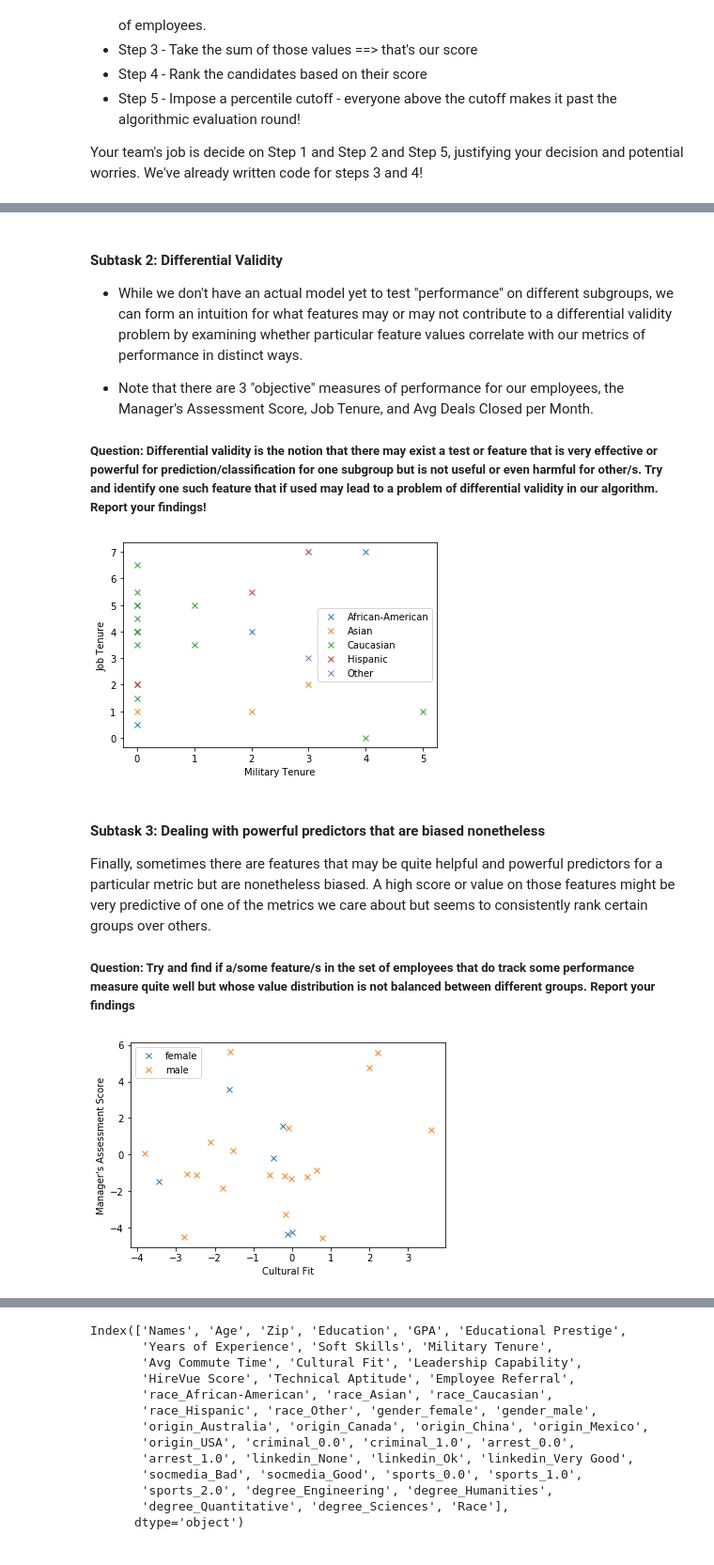
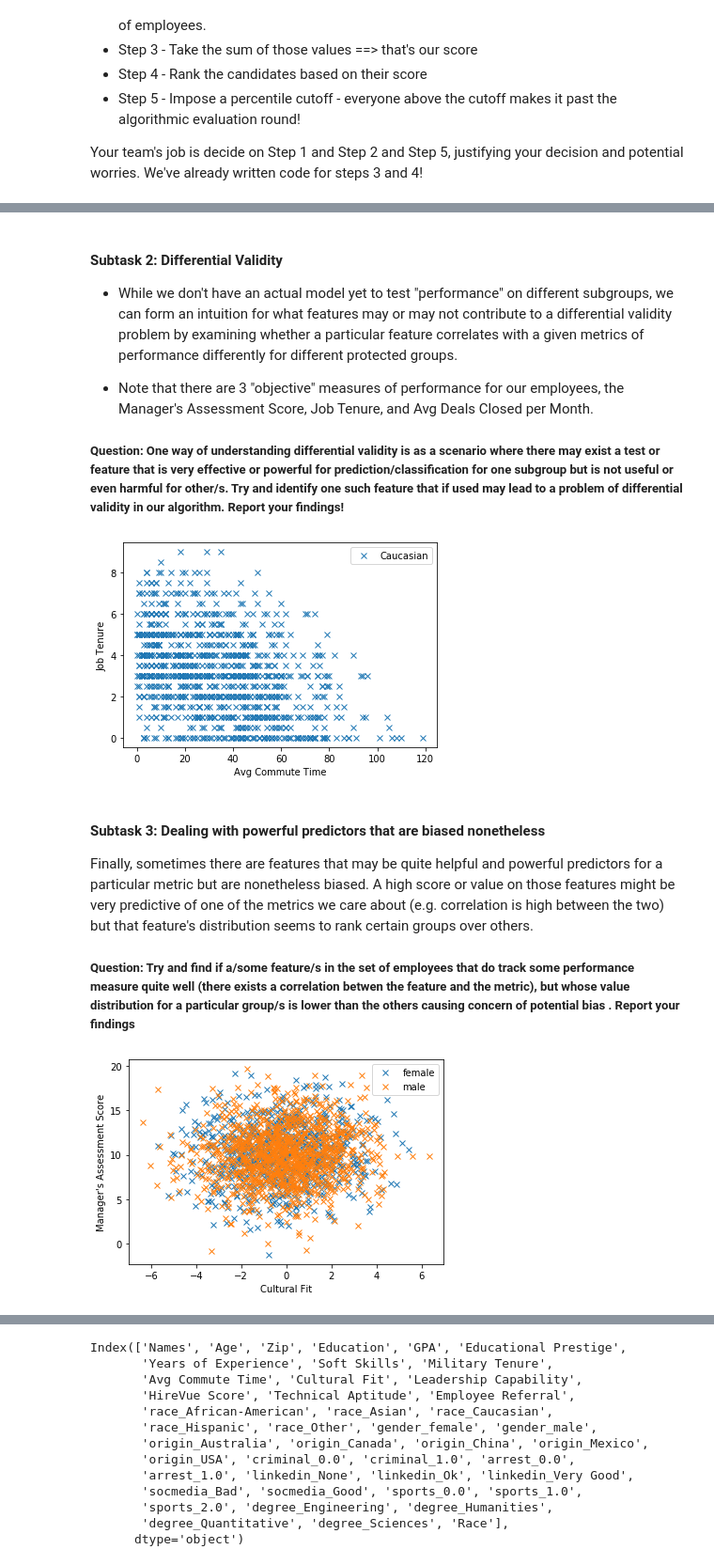
Before and after one commit to jonah-wu/module1-jobDisc, a Jupyter notebook: Milestone1/Exercise2 - A Naive First Model.ipynb, the cells around one changed output, grey strips where cells are left out. Shown at 94% size. Drawn from its saved outputs; the diff is of its cells as text; code cells hidden in the pictures.

```diff
--- a/Milestone1/Exercise2 - A Naive First Model.ipynb
+++ b/Milestone1/Exercise2 - A Naive First Model.ipynb
@@ -196,20 +252,20 @@ Put in your api key, run the cell below, and check the end of the dataframe to s
 # %%
-# RUN THIS CELL (1 Line) #
-distancematrix_key = # INSERT YOUR API GOOGLE MAPS KEY #
+# RUN THIS CELL (1 Line - Distance Matric API KEY) #
+distancematrix_key = "" # INSERT YOUR API GOOGLE MAPS KEY #
 gmaps = googlemaps.Client(key=distancematrix_key)
 
 company_zipCode = 94039 # Mountain View #
-employee_zipCodes = employees["Zip Codes"]
+employee_zipCodes = employees_25["Zip Codes"]
 
 durations = []
-for x in range(len(employees)):
+for x in range(len(employees_25)):
     distanceInfo = gmaps.distance_matrix(str(company_zipCode), str(employee_zipCodes[x]))['rows'][0]
     duration = distanceInfo['elements'][0]['duration']['value'] / 60
     durations.append(duration)
 
-employees["Avg Commute Time"] = durations
-employees.to_csv("25employees.csv", index=False)
-employees
+employees_25["Avg Commute Time"] = durations
+employees_25.to_csv("25employees.csv", index=False)
+employees_25
 # RUN THIS CELL (1 Line) #
 # %% [output]
 |  | Names | Race | Gender | Birth Origin | Age | Education | GPA | Educational Prestige | ... |
@@ -246,6 +320,15 @@ So an integral part of building our first model for hiring is choosing the most
 # %%
-# We can use the following to see which features may have biased distributions
-# Among the dataset.
+### RUN THIS CELL (2 Lines) ###
+
+# displayDistributionOfFeature - A function which prints out the distribution of values for a given feature in a dataset
+# per ethnicity. This enables us to analyze whether certain ethnicities tend to get classified as having certain feature
+# values more than others or if the general distribution of values for the features is different for different races.
+# @params:
+#   - dataset is a dataframe of individuals
+#   - feature is the feature whose distribution we want to see
+#   - protectedAttribute is a flag - either "Race" or "Gender"
+# @returns:
+#   - Just prints the distribution
 def displayDistributionOfFeature(dataset, feature, protectedAttribute):
     validAttributes = ["Race", "Sex", "Age", "Birth Origin"]
     if protectedAttribute not in validAttributes:
@@ -253,11 +336,13 @@ def displayDistributionOfFeature(dataset, feature, protectedAttribute):
         return
     print(dataset.groupby([feature, protectedAttribute]).size())
 
-feature = "Arrest Record" # INSERT A FEATURE - GPA, Cultural Fit, etc. #
+feature = "Criminal Record" # INSERT A FEATURE - GPA, Cultural Fit, etc. #
 protectedAttribute = "Race" # INSERT A protected class - race, gender, etc. #
 
-print("This is the distribution of values for the 25 employees for the feature:", feature)
+print("This is the distribution of values for the employees for the feature:", feature)
 displayDistributionOfFeature(employees, feature, protectedAttribute)
 print("This is the distribution of values for the job candidates for the feature:", feature)
 displayDistributionOfFeature(candidates, feature, protectedAttribute)
+
+### RUN THIS CELL (2 Lines) ###
 # %% [output]
@@ -281,14 +368,24 @@ dtype: int64
 # %% [markdown]
-
-
 #### Subtask 2: Differential Validity
 
-* While we don't have an actual model yet to test "performance" on different subgroups, we can form an intuition for what features may or may not contribute to a differential validity problem by examining whether particular feature values correlate with our metrics of performance in distinct ways.
+* While we don't have an actual model yet to test "performance" on different subgroups, we can form an intuition for what features may or may not contribute to a differential validity problem by examining whether a particular feature  correlates with a given metrics of performance differently for different protected groups.
 
 * Note that there are 3 "objective" measures of performance for our employees, the Manager's Assessment Score, Job Tenure, and Avg Deals Closed per Month.
 
-##### Question: Differential validity is the notion that there may exist a test or feature that is very effective or powerful for prediction/classification for one subgroup but is not useful or even harmful for other/s. Try and identify one such feature that if used may lead to a problem of differential validity in our algorithm. Report your findings!
+##### Question: One way of understanding differential validity is as a scenario where there may exist a test or feature that is very effective or powerful for prediction/classification for one subgroup but is not useful or even harmful for other/s. Try and identify one such feature that if used may lead to a problem of differential validity in our algorithm. Report your findings!
 # %%
+### RUN THIS CELL (4 Lines) ###
+
+# plotFeatureToPerformance - is another printing function that enables us to plot a feature of the dataset
+# against a metric to investigate whether there exists some sort of correlation between the two. Each datapoint is further
+# coded by its protectedClass identity.
+# @params:
+#.   - dataset is a dataframe of individuals
+#.   - feature is a feature in the dataframe
+#.   - metric is a string of one of the three metrics for evaluation - Job Tenure, Avg Deals Closed, or Manager's Assessment Score
+#.   - val is an optional array argument you pass in to just plot one or two values that are in the protectedClass (i.e. "Caucasian", "African-American")
+# @returns:
+#.   - None just plots it out for you.
 def plotFeatureToPerformance(dataset, feature, metric, protectedClass, val=None):
     df = dataset.copy()
     if val != None:
@@ -305,24 +402,31 @@ def plotFeatureToPerformance(dataset, feature, metric, protectedClass, val=None)
     plt.ylabel(metric)
     plt.legend()
 
-feature = "Military Tenure"# INSERT A FEATURE #
+feature = "Avg Commute Time"# INSERT A FEATURE #
 metric = "Job Tenure"# SELECT A METRIC #
 protectedClass =  "Race"# INSERT A PROTECTED CLASS #
-plotFeatureToPerformance(employees, feature, metric, protectedClass)
+protectedClass_values = "None" # INSERT up to two values of the protected class you chose #
+plotFeatureToPerformance(employees, feature, metric, protectedClass, protectedClass_values)
 # plotFeatureToPerformance(candidates, feature, metric, protectedClass)
+
+### RUN THIS CELL (4 Lines) ###
 # %% [output]
-[figure, old version]
+[figure, new version]
 # %% [markdown]
 #### Subtask 3: Dealing with powerful predictors that are biased nonetheless
 
-Finally, sometimes there are features that may be quite helpful and powerful predictors for a particular metric but are nonetheless biased. A high score or value on those features might be very predictive of one of the metrics we care about but seems to consistently rank certain groups over others.
+Finally, sometimes there are features that may be quite helpful and powerful predictors for a particular metric but are nonetheless biased. A high score or value on those features might be very predictive of one of the metrics we care about (e.g. correlation is high between the two) but that feature's distribution seems to rank certain groups over others.
 
-##### Question: Try and find if a/some feature/s in the set of employees that do track some performance measure quite well but whose value distribution is not balanced between different groups. Report your findings
+##### Question: Try and find if a/some feature/s in the set of employees that do track some performance measure quite well (there exists a correlation betwen the feature and the metric), but whose value distribution for a particular group/s is lower than the others causing concern of potential bias . Report your findings
 # %%
+### RUN THIS CELL (4 Lines) ###
+# Same function as above can be used to investigate this!
 feature = "Cultural Fit"# INSERT A FEATURE #
 metric = "Manager's Assessment Score" # SELECT A METRIC #
 protectedClass = "Gender"# INSERT A PROTECTED CLASS #
-plotFeatureToPerformance(employees, feature, metric, protectedClass)
+protectedClass_values = "None" # INSERT up to two values of the protected Class you chose #
+plotFeatureToPerformance(employees, feature, metric, protectedClass, protectedClass_values)
+### RUN THIS CELL (4 Lines) ###
 # %% [output]
-[figure, old version]
+[figure, new version]
 # %% [markdown]
```
Also changed, not shown: parts of 21 cells of this notebook, 22 other files.
